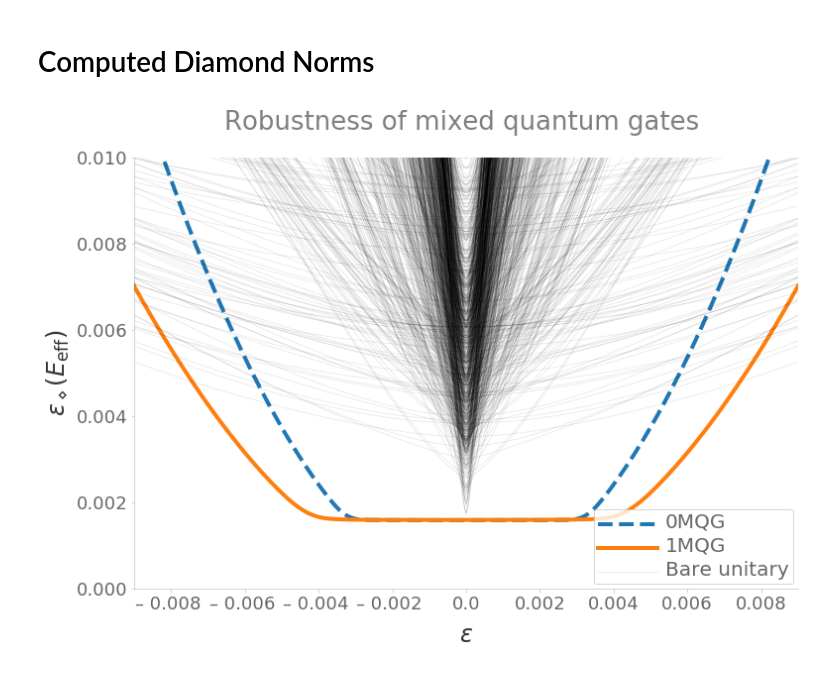
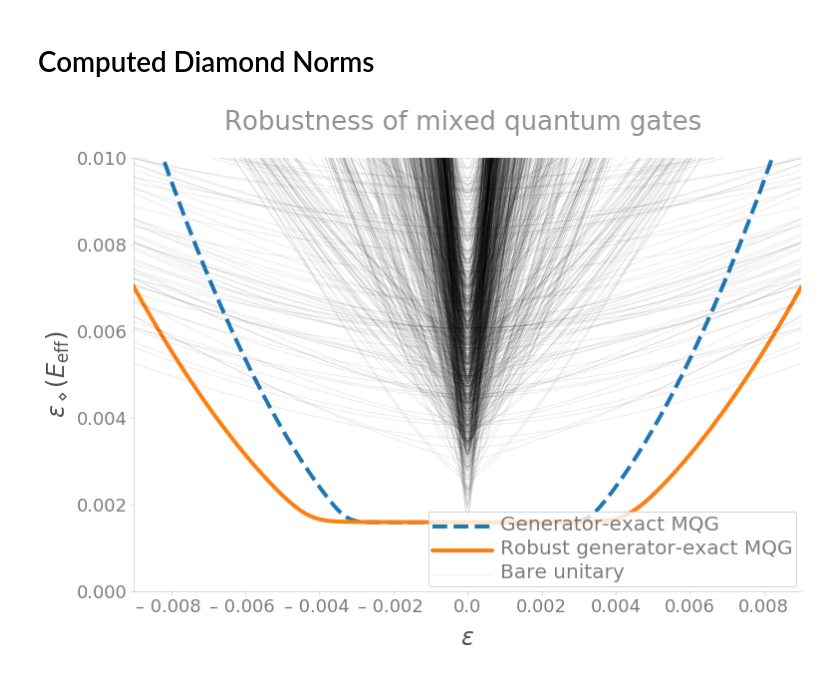
Before and after one commit to ampolloreno/decorrelating_errors, a Jupyter notebook: data/two_qubit_numeric/Plots.ipynb, the cells around one changed output. Saved outputs shown, nothing was run; the diff lists cells and outputs as text; code cells hidden in the pictures.

```diff
--- a/data/two_qubit_numeric/Plots.ipynb
+++ b/data/two_qubit_numeric/Plots.ipynb
@@ -132,7 +132,7 @@ plt.plot(ed)
 # Figures for paper
 # %%
 # Load the 1MQG and 0MQG data
-with open('./figures/0_epsilon.dat', 'rb') as f:
+with open('./0_epsilon.dat', 'rb') as f:
     ep0 = dill.load(f)
-with open('./figures/epsilon.dat', 'rb') as f:
+with open('./epsilon.dat', 'rb') as f:
     ep1 = dill.load(f)
@@ -285,8 +269,8 @@ fig, ax = plt.subplots(figsize=(12,8))
 
 colors = ["#f7fcfd","#e5f5f9","#ccece6","#99d8c9","#66c2a4","#41ae76","#238b45","#006d2c","#00441b","#00200f"]
 
-ax.plot(ep1['vals'], ep1['diamond_distances'], label='0MQG', linewidth=4, linestyle='--')#, color='#1f78b4')
-ax.plot(ep0['vals'], ep0['diamond_distances'], label='1MQG', linewidth=4)#, color = '#e34a33')
+ax.plot(ep1['vals'], ep1['diamond_distances'], label='Generator-exact MQG', linewidth=4, linestyle='--')#, color='#1f78b4')
+ax.plot(ep0['vals'], ep0['diamond_distances'], label='Robust generator-exact MQG', linewidth=4)#, color = '#e34a33')
 
 xvals = np.array(data['epsilons'])
 for ind in range(1023):
@@ -314,32 +298,32 @@ ax.spines["left"].set_alpha(.2)
 # ax.set_xlim(19.4e-6,20.6e-6)
 # ax.set_ylim(9.e-6,.1)
 
 ax.xaxis.labelpad = 10
 ax.get_xaxis().tick_bottom()
 ax.get_yaxis().tick_left()
 for line in ax.get_xticklines() + ax.yaxis.get_ticklines(minor=True) + ax.yaxis.get_ticklines():
     line.set_alpha(.2)
 import matplotlib.ticker as tick
 def x_fmt(x, y):
     return u'\u2013 '*int(x < 0) + str(round(abs(x) ,4)) +  ' '*int(x < 0)
 ax.xaxis.set_major_formatter(tick.FuncFormatter(x_fmt))
 for ticklabel in ax.get_yticklabels() + ax.get_xticklabels():
     ticklabel.set_fontsize(18)
     ticklabel.set_alpha(0.6)
 
 
 # Legend
 leg = ax.legend(loc="lower right", fancybox=True, handlelength=6)
 for text in leg.get_texts():
     text.set_alpha(.6)
     text.set_fontsize(20)
 leg.get_title().set_fontsize(22)
 leg.get_title().set_alpha(0.7)
 
 leg.get_frame().set_facecolor('#FFFFFF')
 leg.get_frame().set_edgecolor('#CCCCCC')
 leg.set_zorder(1000)
 
-plt.savefig('./figures/2q_robustness.pdf')
+plt.savefig('../../decorrelation/figures/2q_robustness.pdf')
 # %% [output]
-[figure, old version]
+[figure, new version]
```
Also changed, not shown: parts of 9 cells of this notebook, 13 other files.
